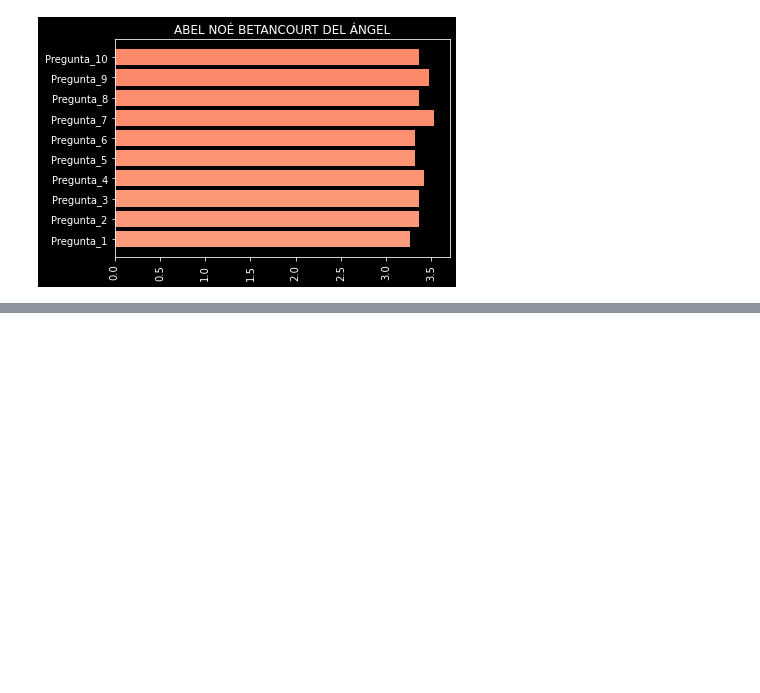
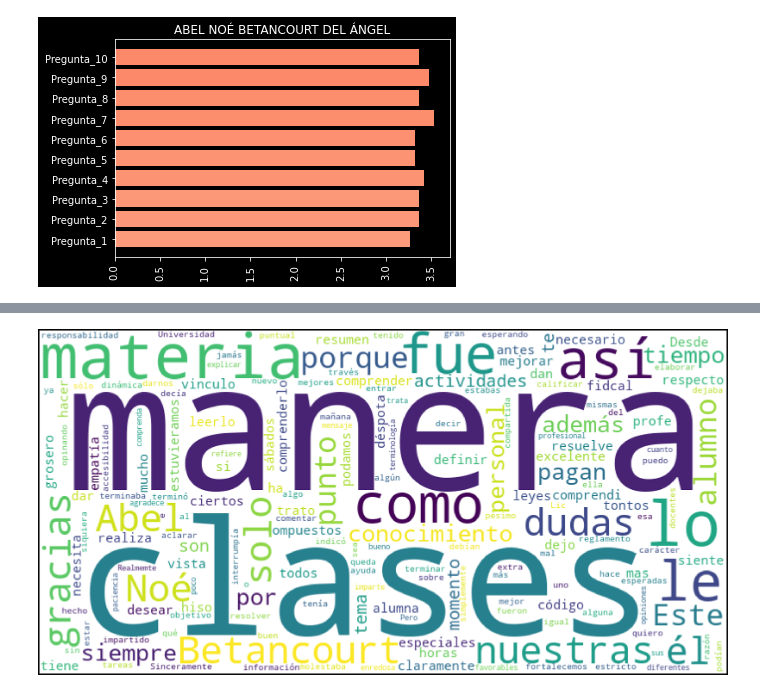
Before and after one commit to roilhi/ReporteEvalDoc, a Jupyter notebook: pruebaUtilidades.ipynb, the cells around one changed output, grey strips where cells are left out. Cells and saved outputs as stored; diff of their text form; code cells hidden in the pictures; blank space fills up the shorter version.

```diff
--- a/pruebaUtilidades.ipynb
+++ b/pruebaUtilidades.ipynb
@@ -77,0 +33,6 @@ NameError: name 'graficar_Promedio_docentes' is not defined
+# %%
+Comments = list(dfAllData['comentario'])
+# %%
+dfNumPuntuaciones =  pd.read_csv('Num_Puntuaciones.csv')
+# %%
+Puntuaciones = list(dfNumPuntuaciones.iloc[:,1])
@@ -77,0 +84,11 @@ NameError: name 'graficar_Promedio_docentes' is not defined
+# %%
+text = np.array(Comments[0:Puntuaciones[0]-1])
+stop_words = ["nan","maestro","docente", "su","el","se","de","y","que","la","para","los","en","con","una","un","mi",".","nos","es","las","tu","muy"] + list(STOPWORDS)
+wordcloud = WordCloud(width=800, height=400, random_state=1,
+background_color='white', stopwords=stop_words).generate(' '.join(text))
+plt.figure(figsize=(60,40))
+plt.imshow(wordcloud)
+plt.axis("off")
+plt.savefig('WordCloudBentancourt.png')
+# %% [output]
+[figure, added]
```
Also changed, not shown: parts of 10 cells of this notebook.
